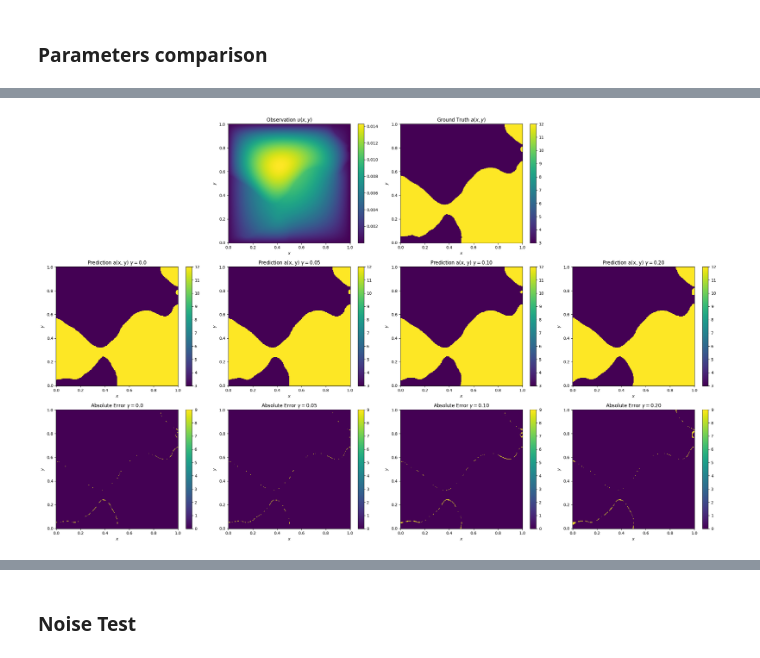
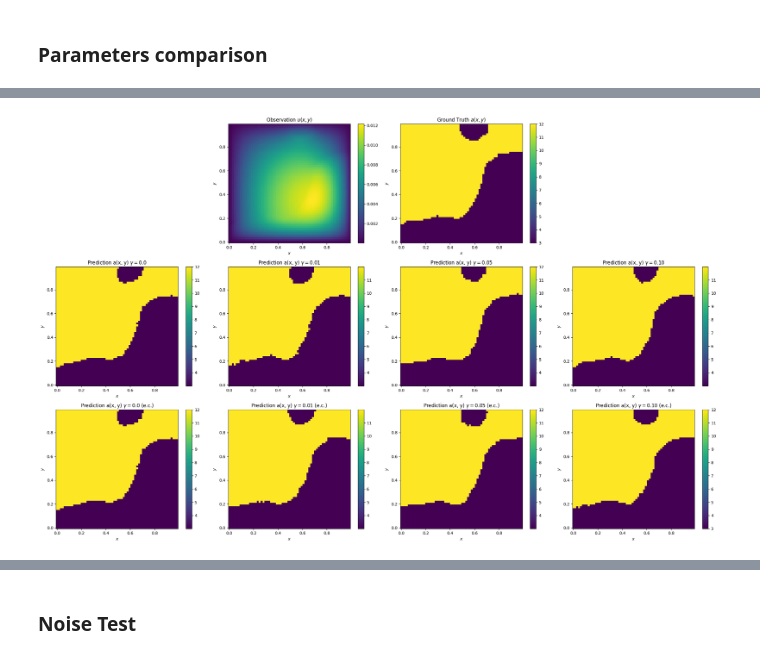
Before and after one commit to bookdiver/FluidDiff, a Jupyter notebook: models/darcys_test.ipynb, the cells around one changed output, grey strips where cells are left out. Cells and saved outputs as stored; diff of their text form; code cells hidden in the pictures.

```diff
--- a/models/darcys_test.ipynb
+++ b/models/darcys_test.ipynb
@@ -91,4 +76,9 @@ X, Y = np.meshgrid(x_span, y_span)
-# %%
-x = x.numpy().squeeze()
-y = y.numpy().squeeze()
+# %%
+x_pred000 = make_prediction(diffusion_model, y, 0.00)
+x_pred001 = make_prediction(diffusion_model, y, 0.01)
+x_pred005 = make_prediction(diffusion_model, y, 0.05)
+x_pred010 = make_prediction(diffusion_model, y, 0.10)
+x_pred001_ec = make_prediction(diffusion_model, y, 0.01, error_calibration=True)
+x_pred005_ec = make_prediction(diffusion_model, y, 0.05, error_calibration=True)
+x_pred010_ec = make_prediction(diffusion_model, y, 0.10, error_calibration=True)
 # %%
@@ -130,4 +110 @@ x_pred020 = make_prediction(diffusion_model, y, 0.20)
-# %%
-x = x.numpy().squeeze()
-y = y.numpy().squeeze()
 # %%
@@ -141,5 +116,3 @@ def cal_mis_classification_rate(x, x_pred, x_max=12, x_min=3):
     return {'mean': mean, 'std': std}
-# %%
-x = x.numpy().squeeze()
 # %%
 mcr000 = cal_mis_classification_rate(x, x_pred000)
@@ -159,79 +141,79 @@ Accuracy rate for 0.20 physics loss: 99.874% ± 0.098%
 # %%
-n = 1
+n = 7
 fig, ax = plt.subplots(3, 4, figsize=(24, 15))
 ax[0, 0].set_axis_off()
 ax[0, 3].set_axis_off()
 
-im1 = ax[0, 1].pcolormesh(X, Y, y[n])
+im1 = ax[0, 1].pcolormesh(X, Y, y[n, 0])
 ax[0, 1].set_xlabel('$x$')
 ax[0, 1].set_ylabel('$y$')
 ax[0, 1].set_title('Observation $u(x, y)$')
 fig.colorbar(im1, ax=ax[0, 1])
 plt.tight_layout()
 
-im2 = ax[0, 2].pcolormesh(X, Y, unnormalize(x[n]))
+im2 = ax[0, 2].pcolormesh(X, Y, x[n, 0])
 ax[0, 2].set_xlabel('$x$')
 ax[0, 2].set_ylabel('$y$')
 ax[0, 2].set_title('Ground Truth $a(x, y)$')
 fig.colorbar(im2, ax=ax[0, 2])
 plt.tight_layout()
 
-im3 = ax[1, 0].pcolormesh(X, Y, unnormalize(x_pred000[n]))
+im3 = ax[1, 0].pcolormesh(X, Y, x_pred000[n, 0])
 ax[1, 0].set_xlabel('$x$')
 ax[1, 0].set_ylabel('$y$')
 ax[1, 0].set_title(r'Prediction a(x, y) $\gamma=0.0$')
 fig.colorbar(im3, ax=ax[1, 0])
 plt.tight_layout()
 
-im4 = ax[1, 1].pcolormesh(X, Y, unnormalize(x_pred005[n]))
+im4 = ax[1, 1].pcolormesh(X, Y, x_pred001[n, 0])
 ax[1, 1].set_xlabel('$x$')
 ax[1, 1].set_ylabel('$y$')
-ax[1, 1].set_title(r'Prediction a(x, y) $\gamma=0.05$')
+ax[1, 1].set_title(r'Prediction a(x, y) $\gamma=0.01$')
 fig.colorbar(im4, ax=ax[1, 1])
 plt.tight_layout()
 
-im5 = ax[1, 2].pcolormesh(X, Y, unnormalize(x_pred010[n]))
+im5 = ax[1, 2].pcolormesh(X, Y, x_pred005[n, 0])
 ax[1, 2].set_xlabel('$x$')
 ax[1, 2].set_ylabel('$y$')
-ax[1, 2].set_title(r'Prediction a(x, y) $\gamma=0.10$')
+ax[1, 2].set_title(r'Prediction a(x, y) $\gamma=0.05$')
 fig.colorbar(im5, ax=ax[1, 2])
 plt.tight_layout()
 
-im6 = ax[1, 3].pcolormesh(X, Y, unnormalize(x_pred020[n]))
+im6 = ax[1, 3].pcolormesh(X, Y, x_pred010[n, 0])
 ax[1, 3].set_xlabel('$x$')
 ax[1, 3].set_ylabel('$y$')
-ax[1, 3].set_title(r'Prediction a(x, y) $\gamma=0.20$')
+ax[1, 3].set_title(r'Prediction a(x, y) $\gamma=0.10$')
 fig.colorbar(im6, ax=ax[1, 3])
 plt.tight_layout()
 
-im7 = ax[2, 0].pcolormesh(X, Y, np.abs(unnormalize(x_pred000[n])-unnormalize(x[n])))
+im11 = ax[2, 0].pcolormesh(X, Y, x_pred000[n, 0])
 ax[2, 0].set_xlabel('$x$')
 ax[2, 0].set_ylabel('$y$')
-ax[2, 0].set_title(r'Absolute Error $\gamma=0.0$')
-fig.colorbar(im7, ax=ax[2, 0])
+ax[2, 0].set_title(r'Prediction a(x, y) $\gamma=0.0$ (e.c.)')
+fig.colorbar(im11, ax=ax[2, 0])
 plt.tight_layout()
 
-im8 = ax[2, 1].pcolormesh(X, Y, np.abs(unnormalize(x_pred005[n])-unnormalize(x[n])))
+im12 = ax[2, 1].pcolormesh(X, Y, x_pred001_ec[n, 0])
 ax[2, 1].set_xlabel('$x$')
 ax[2, 1].set_ylabel('$y$')
-ax[2, 1].set_title(r'Absolute Error $\gamma=0.05$')
-fig.colorbar(im8, ax=ax[2, 1])
+ax[2, 1].set_title(r'Prediction a(x, y) $\gamma=0.01$ (e.c.)')
+fig.colorbar(im12, ax=ax[2, 1])
 plt.tight_layout()
 
-im9 = ax[2, 2].pcolormesh(X, Y, np.abs(unnormalize(x_pred010[n])-unnormalize(x[n])))
+im13 = ax[2, 2].pcolormesh(X, Y, x_pred005_ec[n, 0])
 ax[2, 2].set_xlabel('$x$')
 ax[2, 2].set_ylabel('$y$')
-ax[2, 2].set_title(r'Absolute Error $\gamma=0.10$')
-fig.colorbar(im9, ax=ax[2, 2])
+ax[2, 2].set_title(r'Prediction a(x, y) $\gamma=0.05$ (e.c.)')
+fig.colorbar(im13, ax=ax[2, 2])
 plt.tight_layout()
 
-im10 = ax[2, 3].pcolormesh(X, Y, np.abs(unnormalize(x_pred020[n])-unnormalize(x[n])))
+im14 = ax[2, 3].pcolormesh(X, Y, x_pred010_ec[n, 0])
 ax[2, 3].set_xlabel('$x$')
 ax[2, 3].set_ylabel('$y$')
-ax[2, 3].set_title(r'Absolute Error $\gamma=0.20$')
-fig.colorbar(im10, ax=ax[2, 3])
+ax[2, 3].set_title(r'Prediction a(x, y) $\gamma=0.10$ (e.c.)')
+fig.colorbar(im14, ax=ax[2, 3])
 plt.tight_layout()
 # %% [output]
-[figure, old version]
+[figure, new version]
 # %%
 fig.savefig('../assets/darcy/darcy_parameters_comparison.png', dpi=300, bbox_inches='tight')
```
Also changed, not shown: parts of 30 cells of this notebook, 5 other files.
